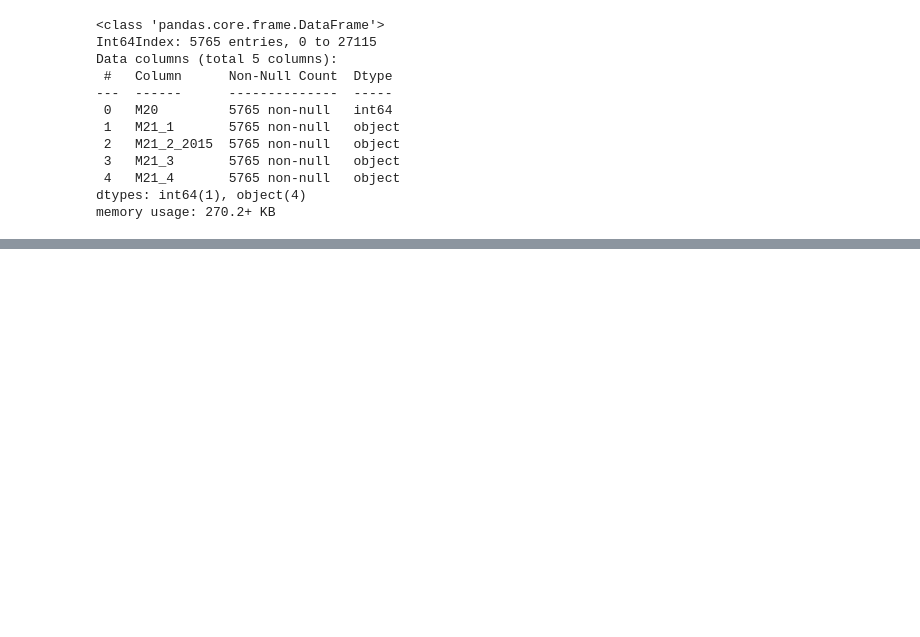
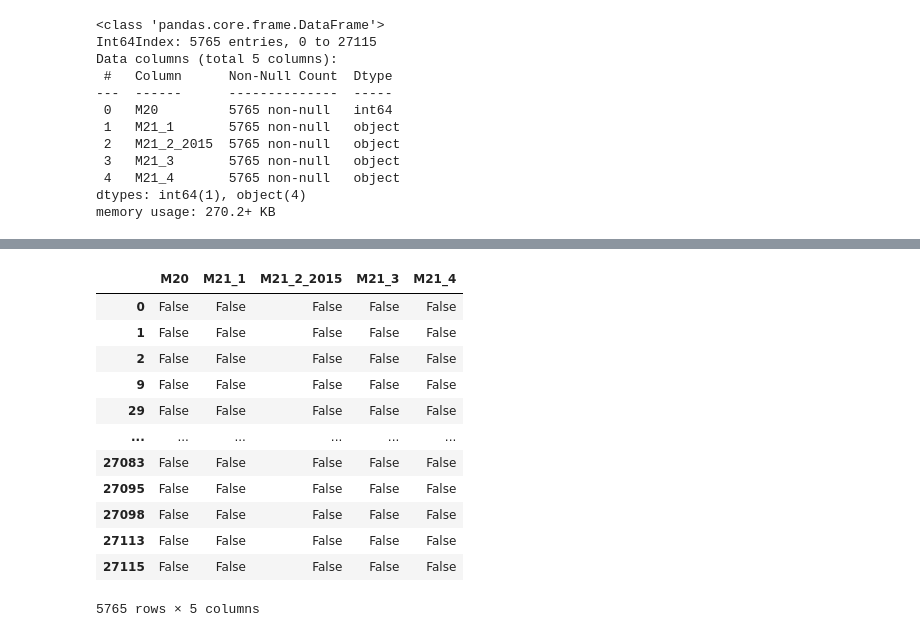
Before and after one commit to williamreid2020/4301, a Jupyter notebook: NCFS.ipynb, the cells around one changed output, grey strips where cells are left out. Saved outputs shown, nothing was run; the diff lists cells and outputs as text; code cells hidden in the pictures; blank space fills up the shorter version.

```diff
--- a/NCFS.ipynb
+++ b/NCFS.ipynb
@@ -89,3 +91,5 @@ DF2 = DF2[DF2.M20 != 1]
 DF2 = DF2[DF2.M20 != 3]
 DF2 = DF2[DF2.M20 != 98]
 DF2 = DF2[DF2.M20 != 99]
+# %%
+DF2['M21_4'] =  DF2['M21_4'].fillna(99)
@@ -106,0 +164,16 @@ memory usage: 270.2+ KB
+# %%
+DF2.isnull()
+# %% [output]
+|  | M20 | M21_1 | M21_2_2015 | M21_3 | M21_4 |
+| 0 | False | False | False | False | False |
+| 1 | False | False | False | False | False |
+| 2 | False | False | False | False | False |
+| 9 | False | False | False | False | False |
+| 29 | False | False | False | False | False |
+| ... | ... | ... | ... | ... | ... |
+| 27083 | False | False | False | False | False |
+| 27095 | False | False | False | False | False |
+| 27098 | False | False | False | False | False |
+| 27113 | False | False | False | False | False |
+| 27115 | False | False | False | False | False |
+5765 rows × 5 columns
```
Also changed, not shown: parts of 8 cells of this notebook.
